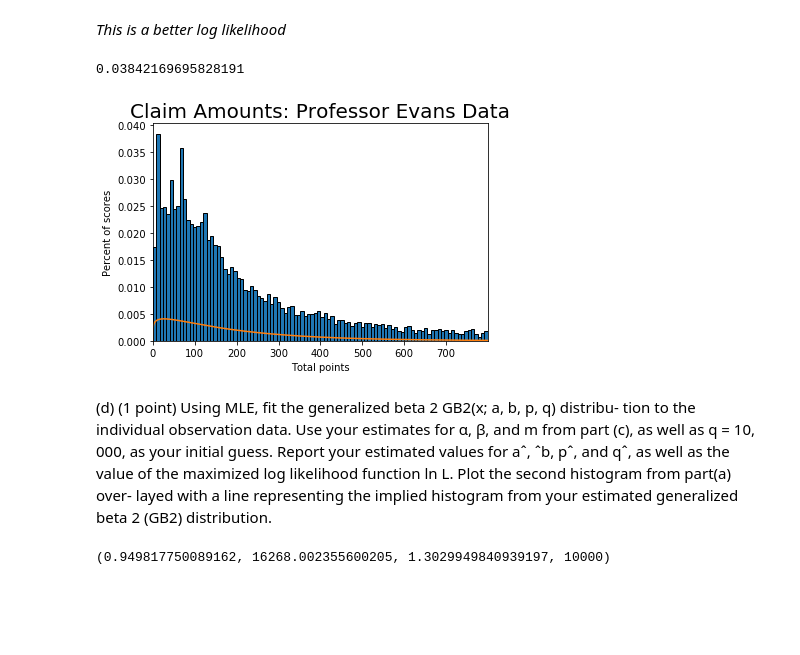
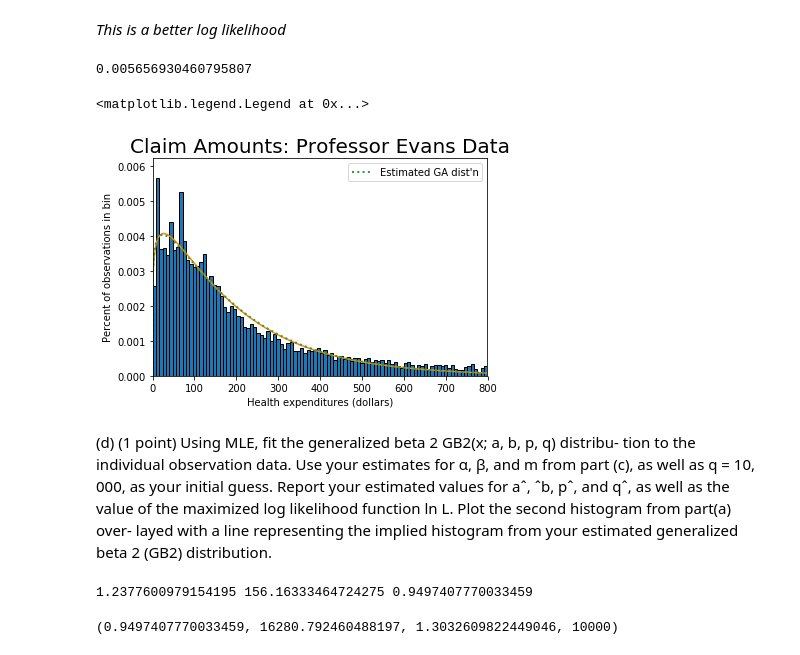
Before and after one commit to davefoote/StructEst_W20, a Jupyter notebook: ProblemSets/PS2/hw2_answers.ipynb, the cells around one changed output. Cells and saved outputs as stored; diff of their text form; code cells hidden in the pictures; blank space fills up the shorter version.

```diff
--- a/ProblemSets/PS2/hw2_answers.ipynb
+++ b/ProblemSets/PS2/hw2_answers.ipynb
@@ -132,19 +131,28 @@ maximized log likelihood function lnL(θ)= -56731.831664158664
 # %% [markdown]
 *This is a better log likelihood*
 # %%
-dstruct.histogram(sm_claims, 100, 'Claim Amounts: Professor Evans Data', 'Total points',
+n = dstruct.histogram(sm_claims, 100, 'Claim Amounts: Professor Evans Data', 'Total points',
                   'Percent of scores', [0, sm_mnts['max']], claims)
 x = np.linspace(0,800, 9020)
-h = plt.plot(x, dstruct.make_gengamma_pdf(x, alpha, beta, m))
+plt.plot(x, dstruct.make_gengamma_pdf(x, alpha, beta, m))
+plt.plot(x, dstruct.make_gamma_pdf(x, alpha_mle, beta_mle), linewidth=2,
+         ls='dotted', label='Estimated GA dist\'n')
+plt.ylim(0, 1.1 * n.max())
+plt.xlabel(r'Health expenditures (dollars)')
+plt.ylabel(r'Percent of observations in bin')
+plt.legend(loc='upper right')
 # %% [output]
-0.03842169695828191
+0.005656930460795807
+<matplotlib.legend.Legend at 0x...>
-[figure, old version]
+[figure, new version]
 # %% [markdown]
 (d) (1 point) Using MLE, fit the generalized beta 2 GB2(x; a, b, p, q) distribu- tion to the individual observation data. Use your estimates for α, β, and m from part (c), as well as q = 10, 000, as your initial guess. Report your estimated values for aˆ, ˆb, pˆ, and qˆ, as well as the value of the maximized log likelihood function ln L. Plot the second histogram from part(a) over- layed with a line representing the implied histogram from your estimated generalized beta 2 (GB2) distribution.
 # %%
-first_guess = (alpha, beta, m, 10000)
-first_guess = dstruct.gb2_firstguess(first_guess)
+first_guess = dstruct.gb2_firstguess((alpha, beta, m, 10000))
+print(alpha,
+beta,
+m)
+first_guess
+# %% [output]
+1.2377600979154195 156.16333464724275 0.9497407770033459
+(0.9497407770033459, 16280.792460488197, 1.3032609822449046, 10000)
-# %%
-first_guess
-# %% [output]
-(0.949817750089162, 16268.002355600205, 1.3029949840939197, 10000)
```
Also changed, not shown: parts of 17 cells of this notebook, 1 other file.
